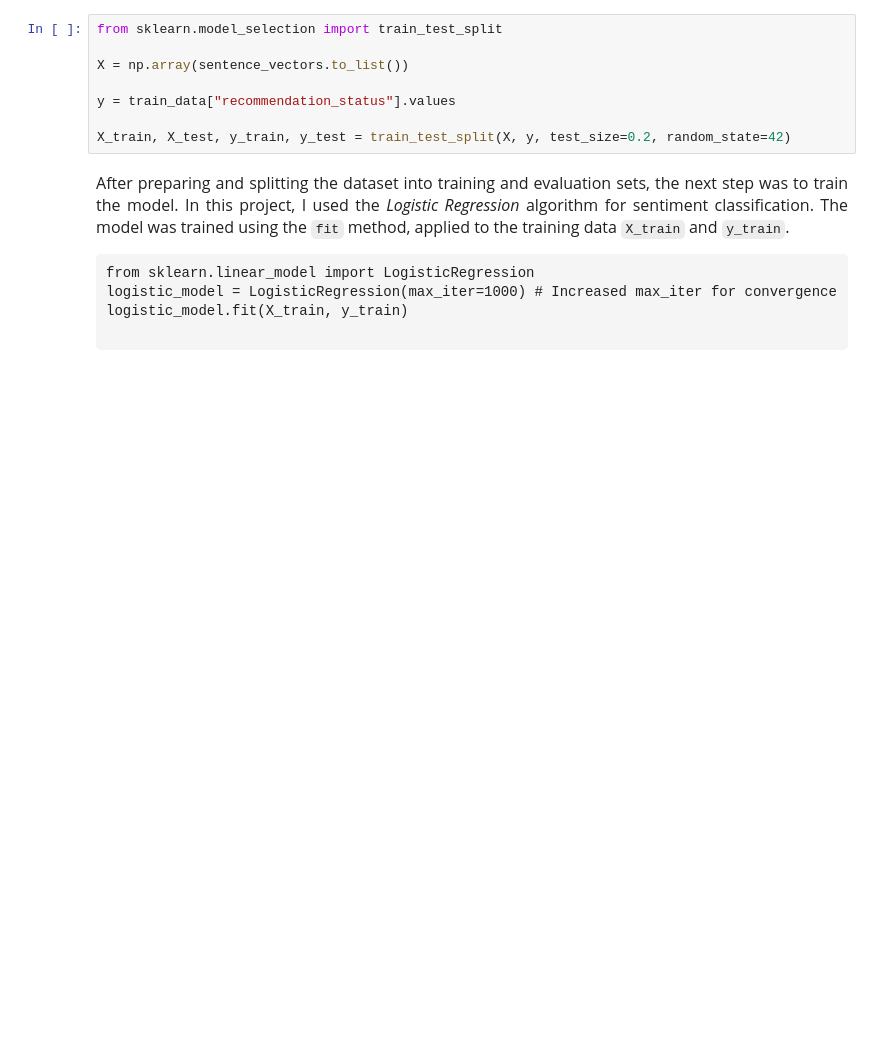
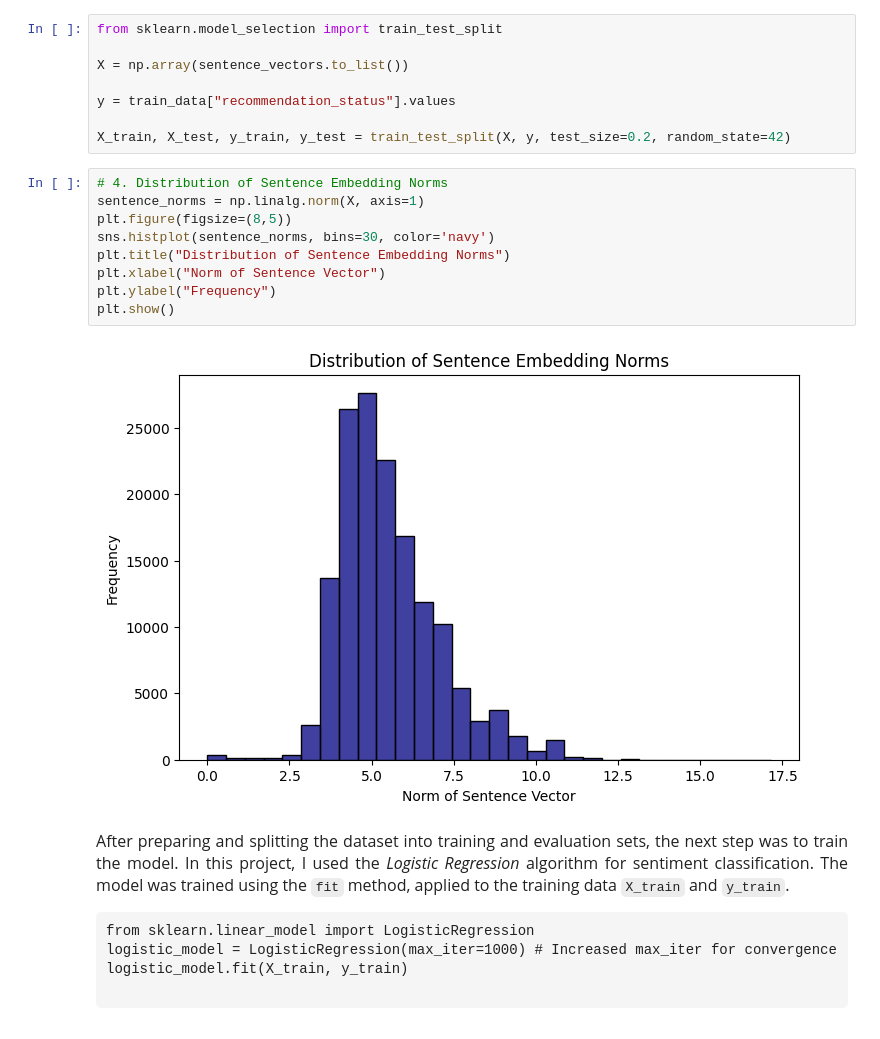
Before and after one commit to Mah-En/Sentiment-Explorer-Persian-Comment-Classification, a Jupyter notebook: persian_comments_preprocessing.ipynb, the cells around one changed output. Cells and saved outputs as stored; diff of their text form; blank space fills up the shorter version.

```diff
--- a/persian_comments_preprocessing.ipynb
+++ b/persian_comments_preprocessing.ipynb
@@ -458,6 +458,17 @@ X = np.array(sentence_vectors.to_list())
 y = train_data["recommendation_status"].values
 
 X_train, X_test, y_train, y_test = train_test_split(X, y, test_size=0.2, random_state=42)
+# %%
+# 4. Distribution of Sentence Embedding Norms
+sentence_norms = np.linalg.norm(X, axis=1)
+plt.figure(figsize=(8,5))
+sns.histplot(sentence_norms, bins=30, color='navy')
+plt.title("Distribution of Sentence Embedding Norms")
+plt.xlabel("Norm of Sentence Vector")
+plt.ylabel("Frequency")
+plt.show()
+# %% [output]
+[figure, added]
 # %% [markdown]
 <p dir="ltr" style="direction: ltr;text-align: justify;line-height:200%;font-family:Times New Roman;font-size:medium">
   After preparing and splitting the dataset into training and evaluation sets, the next step was to train the model.
```
Also changed, not shown: parts of 11 cells of this notebook, 2 other files.
